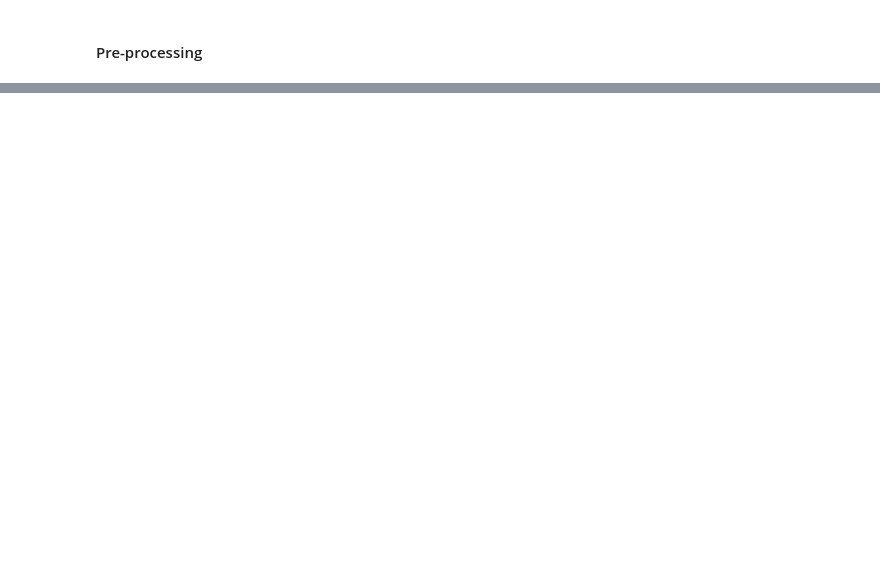
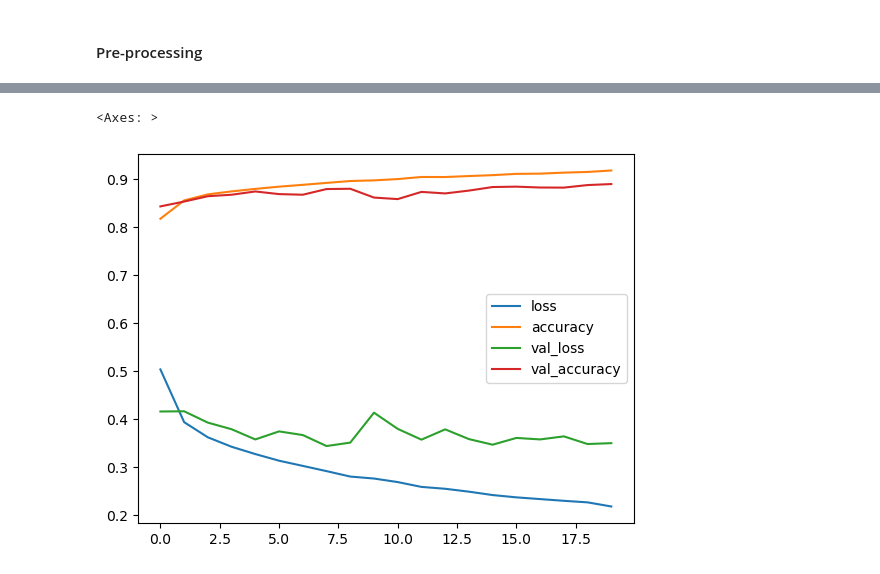
Before and after one commit to dibkb/tensorflow-udemy, a Jupyter notebook: Multiclass Classification.ipynb, the cells around one changed output, grey strips where cells are left out. Saved outputs shown, nothing was run; the diff lists cells and outputs as text; code cells hidden in the pictures; blank space fills up the shorter version.

```diff
--- a/Multiclass Classification.ipynb
+++ b/Multiclass Classification.ipynb
@@ -186,0 +241,21 @@ pd.DataFrame(norm_history.history).plot()
+# %%
+# train the different activation function
+from tensorflow.keras.layers import Dense, Flatten, BatchNormalization, Dropout
+model_four = tf.keras.Sequential([
+    Flatten(input_shape=(28,28)),
+    Dense(512, activation='LeakyReLU'),
+#     BatchNormalization(),
+    Dense(256, activation='LeakyReLU'),
+#     BatchNormalization(),
+    Dense(128, activation='LeakyReLU'),
+#     BatchNormalization(),
+    Dense(64, activation='LeakyReLU'),
+#     BatchNormalization(),
+    Dense(10, activation='softmax')
+])
+# compile
+model_four.compile(loss="sparse_categorical_crossentropy",
+                  optimizer=tf.keras.optimizers.legacy.Adam(learning_rate=1e-3),
+                  metrics=['accuracy'])
+history_four = model_four.fit(train_data_norm,train_labels,epochs=20,
+                              validation_data=(test_data_norm, test_labels),verbose=1)
@@ -186,0 +300,5 @@ pd.DataFrame(norm_history.history).plot()
+# %%
+pd.DataFrame(history_four.history).plot()
+# %% [output]
+<Axes: >
+[figure, added]
```
Also changed, not shown: parts of 19 cells of this notebook.
